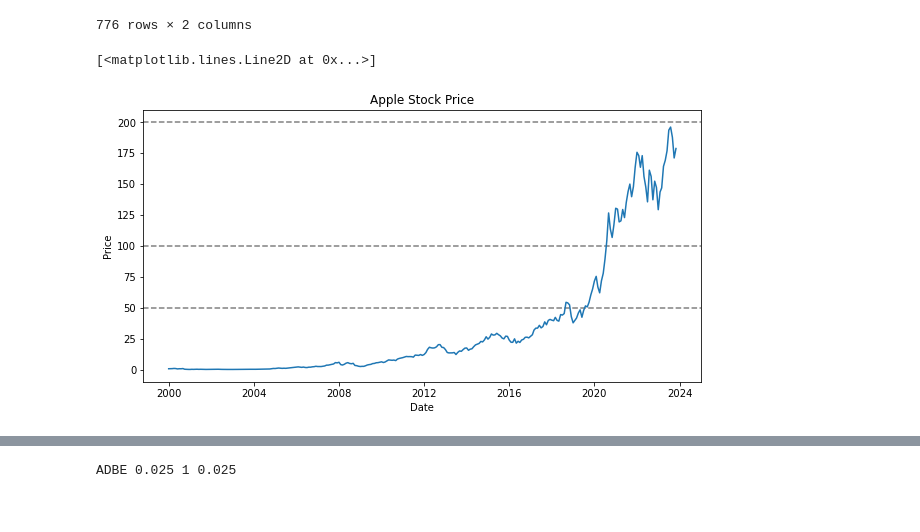
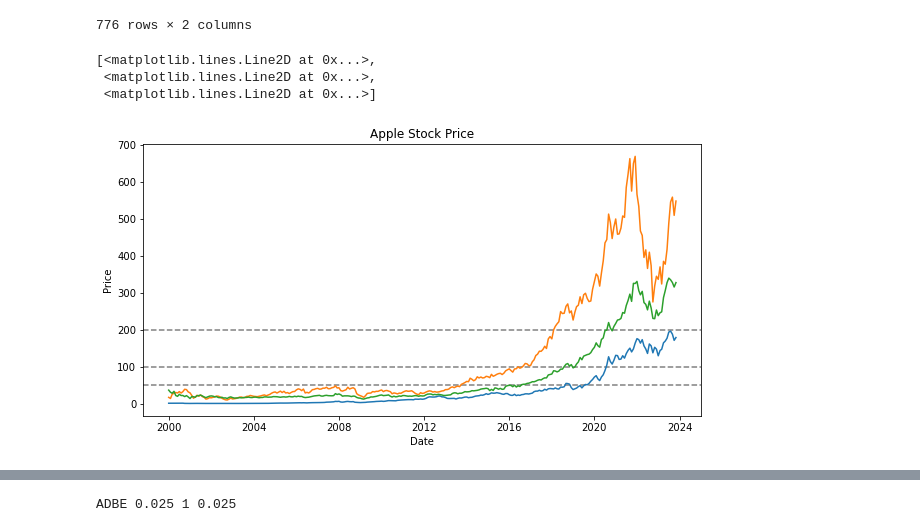
Before and after one commit to BeneSell/Backtesting_Dividenden_Portfolio, a Jupyter notebook: download_history_data.ipynb, the cells around one changed output, grey strips where cells are left out. Saved outputs shown, nothing was run; the diff lists cells and outputs as text; code cells hidden in the pictures.

```diff
--- a/download_history_data.ipynb
+++ b/download_history_data.ipynb
@@ -197,36 +213,41 @@ df_with_selected_information = transposed_df[transposed_df["information"].str.st
 # for example
 # 2020-01-01 | 2020-01-02 --|transferd to|--> 2020-01-01 | 2020-01-01
 # ----------------------^-------------------------------------------^
 
 df_with_selected_information = df_with_selected_information.groupby(pd.Grouper(freq='M', key="date")).first().reset_index()
 
 
-df_to_plot = df_with_selected_information[["AAPL", "date"]]
+df_to_plot = df_with_selected_information[["AAPL","ADBE", "MSFT", "date"]]
 # df_to_plot = df_to_plot[df_to_plot["date"] > datetime.datetime.fromisoformat("2011-12-31T00:00:00")]
 # df_to_plot = df_to_plot[df_to_plot["date"] < datetime.datetime.fromisoformat("2022-12-31T00:00:00")]
 df_to_plot.dtypes
 
 df_to_plot.set_index("date", inplace=True)
 # make a line plot
 # make the line plot wider
 plt.figure(figsize=(10,5))
 # title
 plt.title("Apple Stock Price")
 # ylabel
 plt.ylabel("Price")
 # xlabel
 plt.xlabel("Date")
 # reference line at 50 100 and 200
 plt.axhline(50, color="gray", linestyle="--")
 plt.axhline(100, color="gray", linestyle="--")
 plt.axhline(200, color="gray", linestyle="--")
 
+# add xticks every 2 years
+
+
 
 # plot the data
 plt.plot(df_to_plot)
 # %% [output]
-[<matplotlib.lines.Line2D at 0x...>]
+[<matplotlib.lines.Line2D at 0x...>,
+ <matplotlib.lines.Line2D at 0x...>,
+ <matplotlib.lines.Line2D at 0x...>]
-[figure, old version]
+[figure, new version]
 # %% [markdown]
 ![image-3.png](attachment:image-3.png) ![image-4.png](attachment:image-4.png)
 # %%
```
Also changed, not shown: parts of 2 cells of this notebook, 3 other files.
